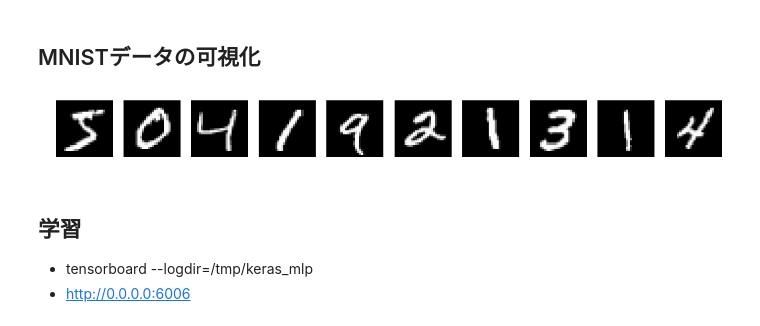
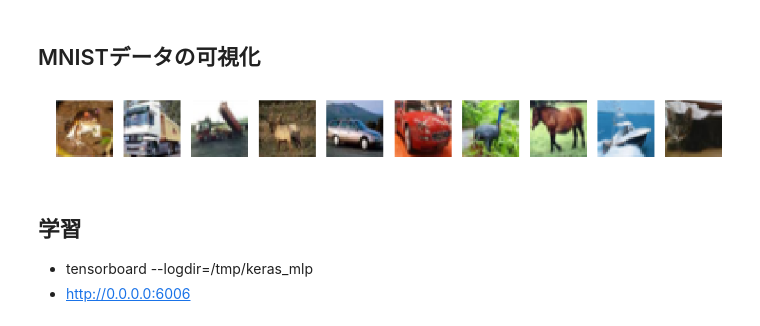
Before and after one commit to Intel0tw5727/SoftComputing-mnist_tutorial, a Jupyter notebook: 2017/MNISTForMachineLearningCIFAR10.ipynb, the cells around one changed output. Cells and saved outputs as stored; diff of their text form; code cells hidden in the pictures.

```diff
--- a/MNISTForMachineLearningExpert.ipynb
+++ b/2017/MNISTForMachineLearningCIFAR10.ipynb
@@ -35,13 +39,14 @@ from keras.datasets import mnist
 # %%
 #  Xは画像データ，yは画像データのラベル(0から9)
-(X_train, y_train), (X_test, y_test) = mnist.load_data()
+(X_train, y_train), (X_test, y_test) = cifar10.load_data()
 # %% [markdown]
 ## MNISTデータの前処理
 # %% [markdown]
 入力する画像の次元数(ここで言う次元数って言うのは行列の数をイメージするとわかりやすいかも)
 28 * 28 次元って言うのは，縦28ピクセル，横28ピクセルの画像を扱っているっていうイメージでok．
 # %%
-img_rows, img_cols = 28,28
+img_rows, img_cols=32,32
+#img_rows, img_cols = 28,28
 # %% [markdown]
 画像は0から255までの数字を使って白黒で表現されているので，ここでは値を大きくしないために255で割ってあげて，白黒表現を0から1の間で表現している．なので型もintではなくfloatにする必要がある
 # %%
@@ -73,13 +78,13 @@ array([0., 0., 0., 0., 0., 1., 0., 0., 0., 0.])
 from keras import backend as K
 
 if K.image_data_format() == 'channels_first':
-    X_train = X_train.reshape(X_train.shape[0], 1, img_rows, img_cols)
-    X_test = X_test.reshape(X_test.shape[0], 1, img_rows, img_cols)
-    input_shape = (1, img_rows, img_cols)
+    X_train = X_train.reshape(X_train.shape[0], 3, img_rows, img_cols)
+    X_test = X_test.reshape(X_test.shape[0], 3, img_rows, img_cols)
+    input_shape = (3, img_rows, img_cols)
 else:
-    X_train = X_train.reshape(X_train.shape[0], img_rows, img_cols, 1)
-    X_test = X_test.reshape(X_test.shape[0], img_rows, img_cols, 1)
-    input_shape = (img_rows, img_cols, 1)
+    X_train = X_train.reshape(X_train.shape[0], img_rows, img_cols, 3)
+    X_test = X_test.reshape(X_test.shape[0], img_rows, img_cols, 3)
+    input_shape = (img_rows, img_cols, 3)
 # %%
 X_train.shape # 60000枚の画像データが28 * 28 ピクセルで準備されている
 # %% [output]
@@ -174,12 +180,12 @@ import matplotlib.pyplot as plt
 # %%
 # 入力データを可視化（最初の５文字）
 fig, ax = plt.subplots(1, 10, figsize=(18,8))
 
 for ii in range(10):
-    ax[ii].imshow(X_train[ii].reshape(28,28), cmap='gray')
+    ax[ii].imshow(X_train[ii].reshape(32,32,3))
     ax[ii].axis('off')
 # %% [output]
-[figure, old version]
+[figure, new version]
 # %% [markdown]
 ## 学習
 + tensorboard --logdir=/tmp/keras_mlp
```
Also changed, not shown: parts of 17 cells of this notebook, 9 other files.
